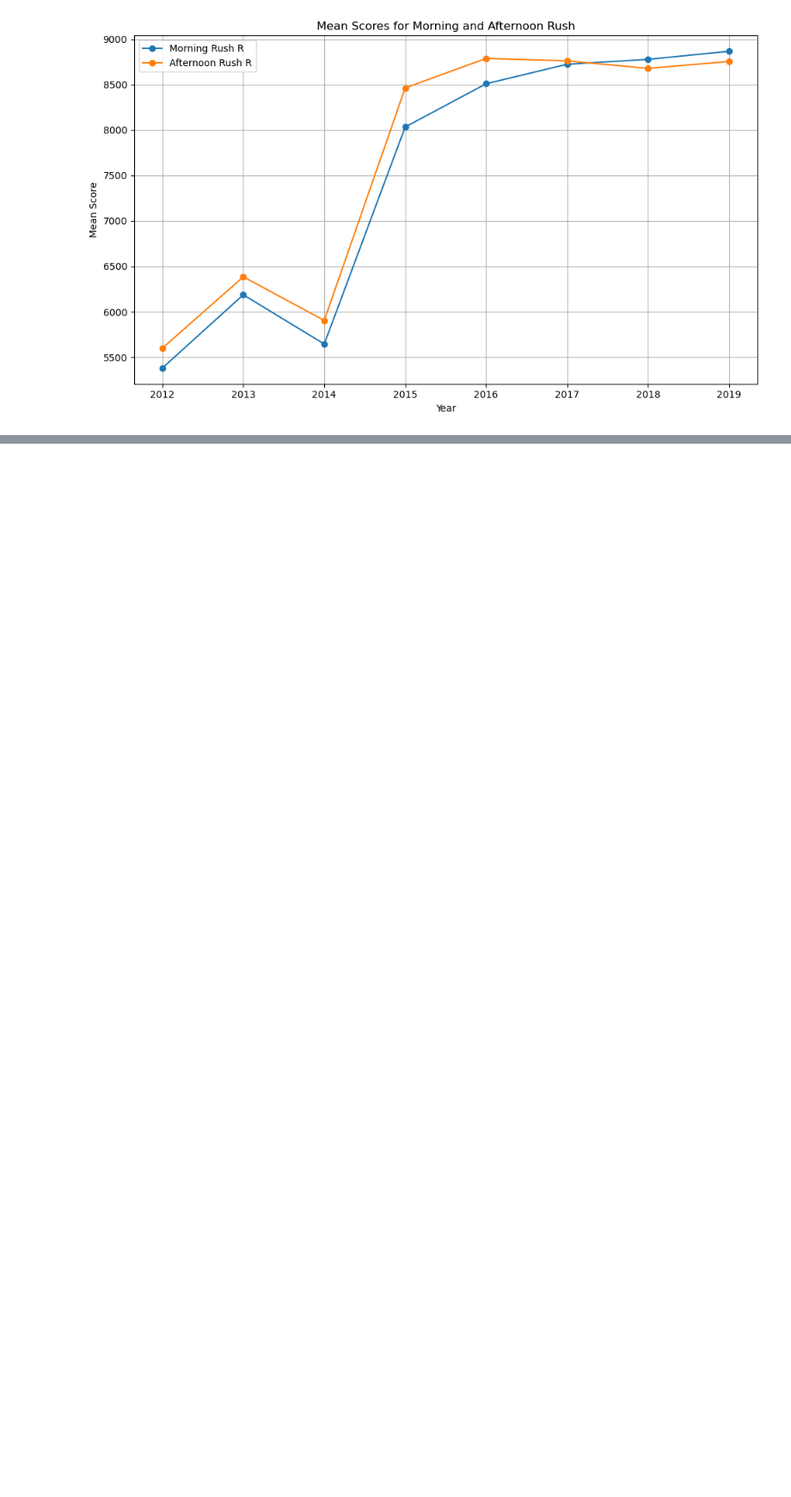
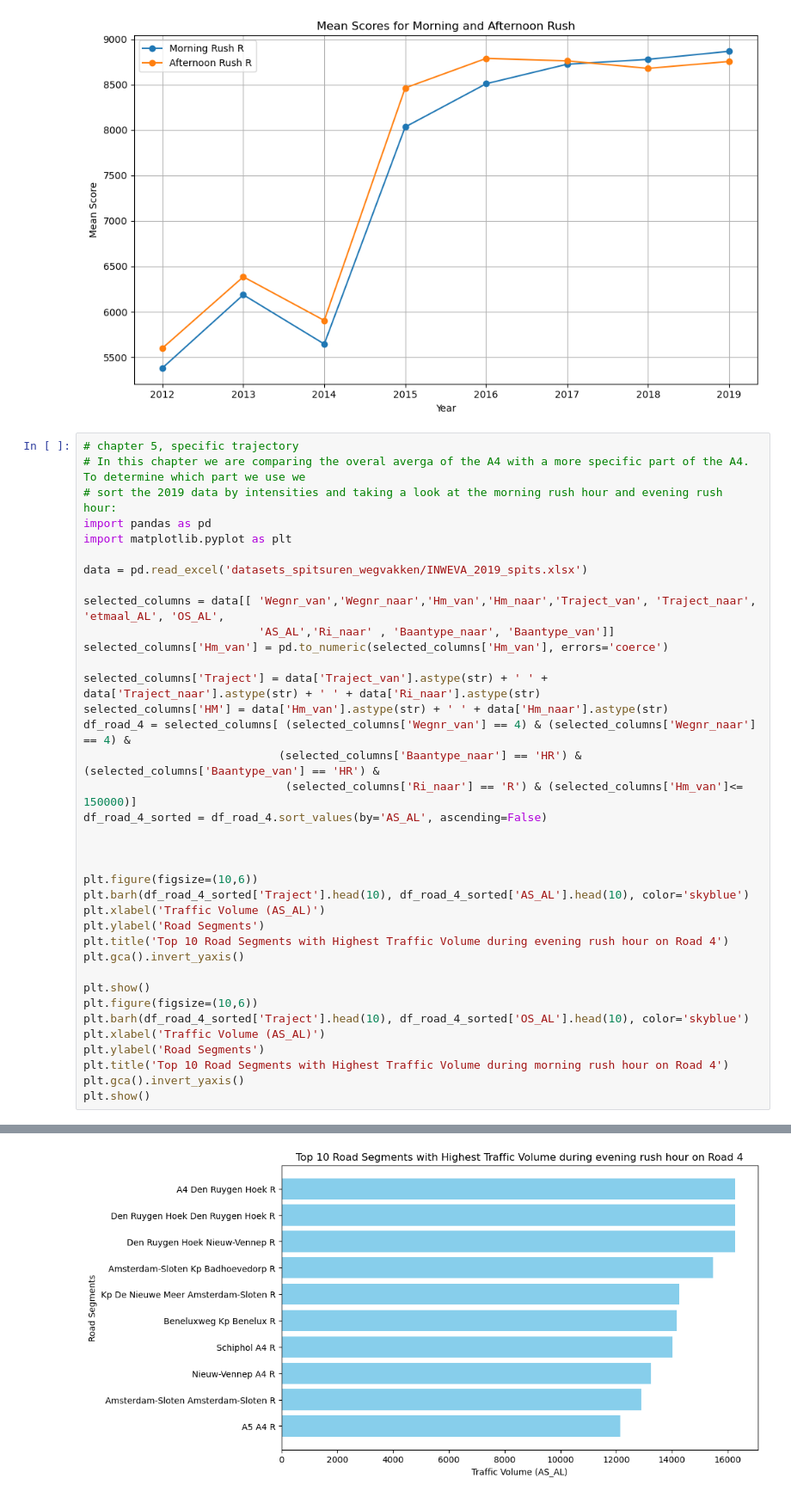
Before and after one commit to Liselotvansteekelenburg/TIL6010-LabAssignments, a Jupyter notebook: Ch5.ipynb, the cells around one changed output, grey strips where cells are left out. Shown at 86% size. Cells and saved outputs as stored; diff of their text form; blank space fills up the shorter version.

```diff
--- a/Ch5.ipynb
+++ b/Ch5.ipynb
@@ -237,3 +237,41 @@ plt.tight_layout()
 plt.show()
 # %% [output]
 [figure]
+# %%
+# chapter 5, specific trajectory
+# In this chapter we are comparing the overal averga of the A4 with a more specific part of the A4. To determine which part we use we
+# sort the 2019 data by intensities and taking a look at the morning rush hour and evening rush hour:
+import pandas as pd
+import matplotlib.pyplot as plt
+
+data = pd.read_excel('datasets_spitsuren_wegvakken/INWEVA_2019_spits.xlsx')
+
+selected_columns = data[[ 'Wegnr_van','Wegnr_naar','Hm_van','Hm_naar','Traject_van', 'Traject_naar', 'etmaal_AL', 'OS_AL',
+                          'AS_AL','Ri_naar' , 'Baantype_naar', 'Baantype_van']]
+selected_columns['Hm_van'] = pd.to_numeric(selected_columns['Hm_van'], errors='coerce')
+
+selected_columns['Traject'] = data['Traject_van'].astype(str) + ' ' + data['Traject_naar'].astype(str) + ' ' + data['Ri_naar'].astype(str)
+selected_columns['HM'] = data['Hm_van'].astype(str) + ' ' + data['Hm_naar'].astype(str)
+df_road_4 = selected_columns[ (selected_columns['Wegnr_van'] == 4) & (selected_columns['Wegnr_naar'] == 4) &
+                             (selected_columns['Baantype_naar'] == 'HR') & (selected_columns['Baantype_van'] == 'HR') &
+                              (selected_columns['Ri_naar'] == 'R') & (selected_columns['Hm_van']<= 150000)]
+df_road_4_sorted = df_road_4.sort_values(by='AS_AL', ascending=False)
+
+
+
+plt.figure(figsize=(10,6))
+plt.barh(df_road_4_sorted['Traject'].head(10), df_road_4_sorted['AS_AL'].head(10), color='skyblue')
+plt.xlabel('Traffic Volume (AS_AL)')
+plt.ylabel('Road Segments')
+plt.title('Top 10 Road Segments with Highest Traffic Volume during evening rush hour on Road 4')
+plt.gca().invert_yaxis()
+
+plt.show()
+plt.figure(figsize=(10,6))
+plt.barh(df_road_4_sorted['Traject'].head(10), df_road_4_sorted['OS_AL'].head(10), color='skyblue')
+plt.xlabel('Traffic Volume (AS_AL)')
+plt.ylabel('Road Segments')
+plt.title('Top 10 Road Segments with Highest Traffic Volume during morning rush hour on Road 4')
+plt.gca().invert_yaxis()
+plt.show()
+# %% [output]
@@ -239,0 +293 @@ plt.show()
+[figure, added]
```
Also changed, not shown: parts of 6 cells of this notebook, 1 other file.
